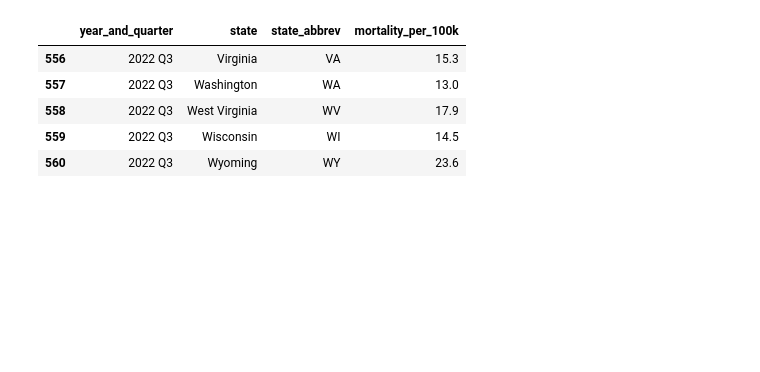
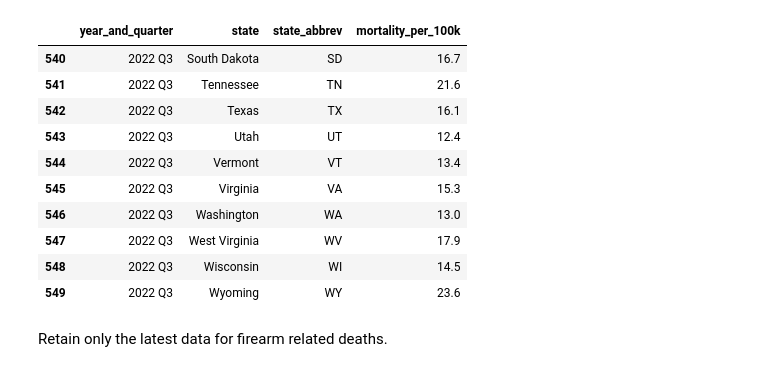
Before and after one commit to himalayahall/DATA608, a Jupyter notebook: Story 3/Story3.ipynb, the cells around one changed output. Saved outputs shown, nothing was run; the diff lists cells and outputs as text; code cells hidden in the pictures; blank space fills up the shorter version.

```diff
--- a/Story 3/Story3.ipynb
+++ b/Story 3/Story3.ipynb
@@ -14,13 +36,20 @@ scorecard_df.head()
 # %%
 firearm_related_deaths_df = pd.read_csv('tidy-489q-934x-firearm-related-injury.csv')
-firearm_related_deaths_df.tail()
+firearm_related_deaths_df.tail(n=10)
 # %% [output]
 |  | year_and_quarter | state | state_abbrev | mortality_per_100k |
-| 556 | 2022 Q3 | Virginia | VA | 15.3 |
-| 557 | 2022 Q3 | Washington | WA | 13.0 |
-| 558 | 2022 Q3 | West Virginia | WV | 17.9 |
-| 559 | 2022 Q3 | Wisconsin | WI | 14.5 |
-| 560 | 2022 Q3 | Wyoming | WY | 23.6 |
+| 540 | 2022 Q3 | South Dakota | SD | 16.7 |
+| 541 | 2022 Q3 | Tennessee | TN | 21.6 |
+| 542 | 2022 Q3 | Texas | TX | 16.1 |
+| 543 | 2022 Q3 | Utah | UT | 12.4 |
+| 544 | 2022 Q3 | Vermont | VT | 13.4 |
+| 545 | 2022 Q3 | Virginia | VA | 15.3 |
+| 546 | 2022 Q3 | Washington | WA | 13.0 |
+| 547 | 2022 Q3 | West Virginia | WV | 17.9 |
+| 548 | 2022 Q3 | Wisconsin | WI | 14.5 |
+| 549 | 2022 Q3 | Wyoming | WY | 23.6 |
+# %% [markdown]
+Retain only the latest data for firearm related deaths.
 # %%
 deaths_q3_2022 = firearm_related_deaths_df[firearm_related_deaths_df['year_and_quarter'] == '2022 Q3']
 deaths_q3_2022.head()
```
Also changed, not shown: parts of 21 cells of this notebook, 4 other files.
